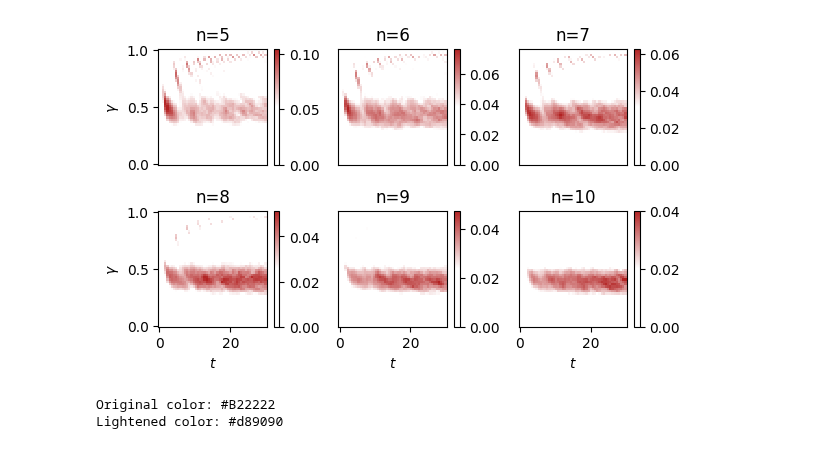
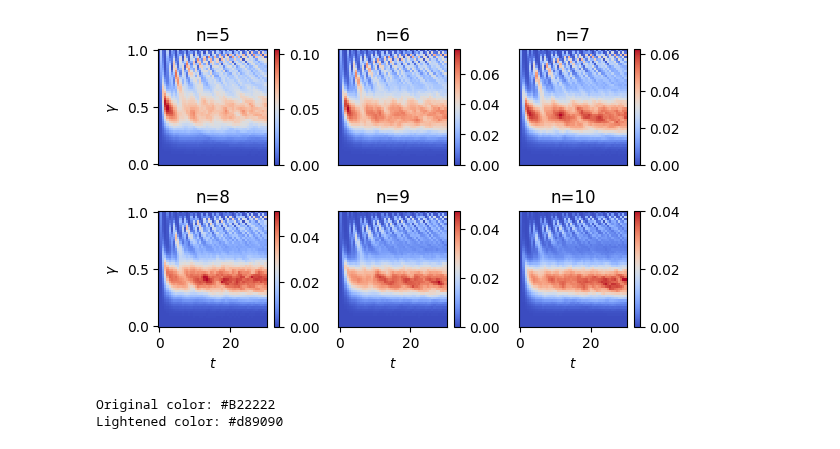
Before and after one commit to petr-ivashkov/quantum-mcmc, a Jupyter notebook: plots/grid_search_gamma_time.ipynb, the cells around one changed output. Saved outputs shown, nothing was run; the diff lists cells and outputs as text; code cells hidden in the pictures.

```diff
--- a/plots/grid_search_gamma_time.ipynb
+++ b/plots/grid_search_gamma_time.ipynb
@@ -33,7 +33,7 @@ fig, axs = plt.subplots(2, 3, figsize=(figure_size_x, figure_size_y))
 pc00 = axs[0, 0].pcolor(time_range,
                         gamma_range,
                         delta_quantum_arrays[5],
-                        cmap=grey_red_coolwarm,
+                        cmap='coolwarm',
                         vmin=0,
                         vmax=np.max(delta_quantum_arrays[5])
                         # vmax=0.065,
@@ -41,7 +41,7 @@ pc00 = axs[0, 0].pcolor(time_range,
 pc01 = axs[0, 1].pcolor(time_range,
                         gamma_range,
                         delta_quantum_arrays[6],
-                        cmap=grey_red_coolwarm,
+                        cmap='coolwarm',
                         vmin=0,
                         vmax=np.max(delta_quantum_arrays[6])
                         # vmax=0.065,
@@ -49,7 +49,7 @@ pc01 = axs[0, 1].pcolor(time_range,
 pc02 = axs[0, 2].pcolor(time_range,
                         gamma_range,
                         delta_quantum_arrays[7],
-                        cmap=grey_red_coolwarm,
+                        cmap='coolwarm',
                         vmin=0,
                         vmax=np.max(delta_quantum_arrays[7])
                         # vmax=0.065,
@@ -57,7 +57,7 @@ pc02 = axs[0, 2].pcolor(time_range,
 pc10 = axs[1, 0].pcolor(time_range,
                         gamma_range,
                         delta_quantum_arrays[8],
-                        cmap=grey_red_coolwarm,
+                        cmap='coolwarm',
                         vmin=0,
                         vmax=np.max(delta_quantum_arrays[8])
                         # vmax=0.04,
@@ -65,7 +65,7 @@ pc10 = axs[1, 0].pcolor(time_range,
 pc11 = axs[1, 1].pcolor(time_range,
                         gamma_range,
                         delta_quantum_arrays[9],
-                        cmap=grey_red_coolwarm,
+                        cmap='coolwarm',
                         vmin=0,
                         vmax=np.max(delta_quantum_arrays[9])
                         # vmax=0.04,
@@ -73,7 +73,7 @@ pc11 = axs[1, 1].pcolor(time_range,
 pc12 = axs[1, 2].pcolor(time_range,
                         gamma_range,
                         delta_quantum_arrays[10],
-                        cmap=grey_red_coolwarm,
+                        cmap='coolwarm',
                         vmin=0,
                         vmax=np.max(delta_quantum_arrays[10]),
                         # vmax=0.04,
@@ -91,35 +91,35 @@ axs[1, 1].set_xlabel('$t$')
 axs[1, 2].set_xlabel('$t$')
 
 axs[0, 0].set_ylabel('$\gamma$')
 axs[1, 0].set_ylabel('$\gamma$')
 
 # Set ticks to []
 axs[0, 0].set_xticks([])
 axs[0, 1].set_xticks([])
 axs[0, 2].set_xticks([])
 
 axs[0, 1].set_yticks([])
 axs[0, 2].set_yticks([])
 axs[1, 1].set_yticks([])
 axs[1, 2].set_yticks([])
 
 axs[0, 0].set_title('n=5')
 axs[0, 1].set_title('n=6')
 axs[0, 2].set_title('n=7')
 axs[1, 0].set_title('n=8')
 axs[1, 1].set_title('n=9')
 axs[1, 2].set_title('n=10')
 
 
 # Adjust layout to prevent overlap
 plt.tight_layout()
 
 # Display the plot
 plt.show()
 
-fig.savefig(f'figures/grid_search_gamma_time_n5_10')
+fig.savefig(local_path+f'figures/grid_search_gamma_time_n5_10')
 # %% [output]
-[figure, old version]
+[figure, new version]
 # %%
 import matplotlib.colors as mcolors
 
```
Also changed, not shown: parts of 3 cells of this notebook, 8 other files.
